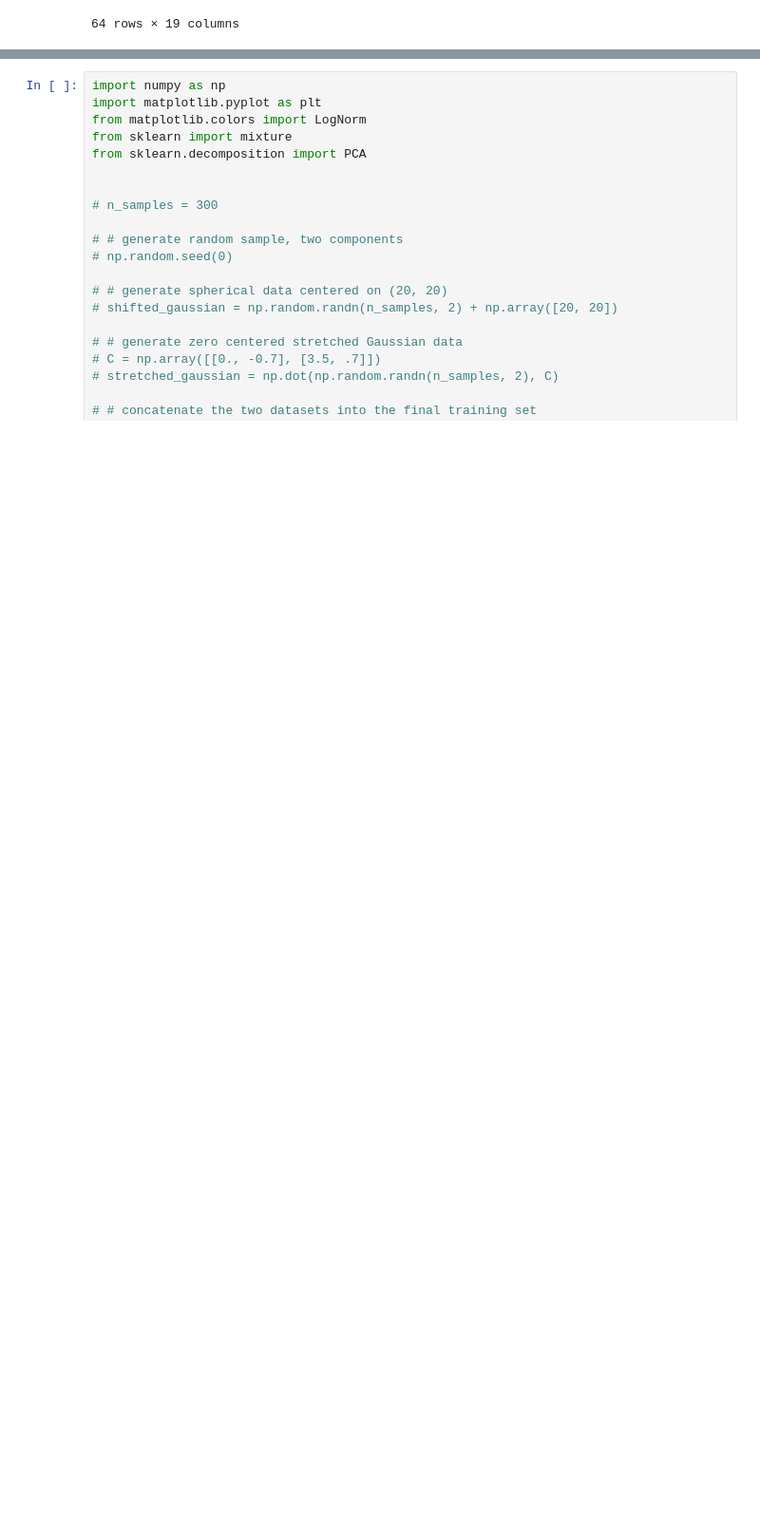
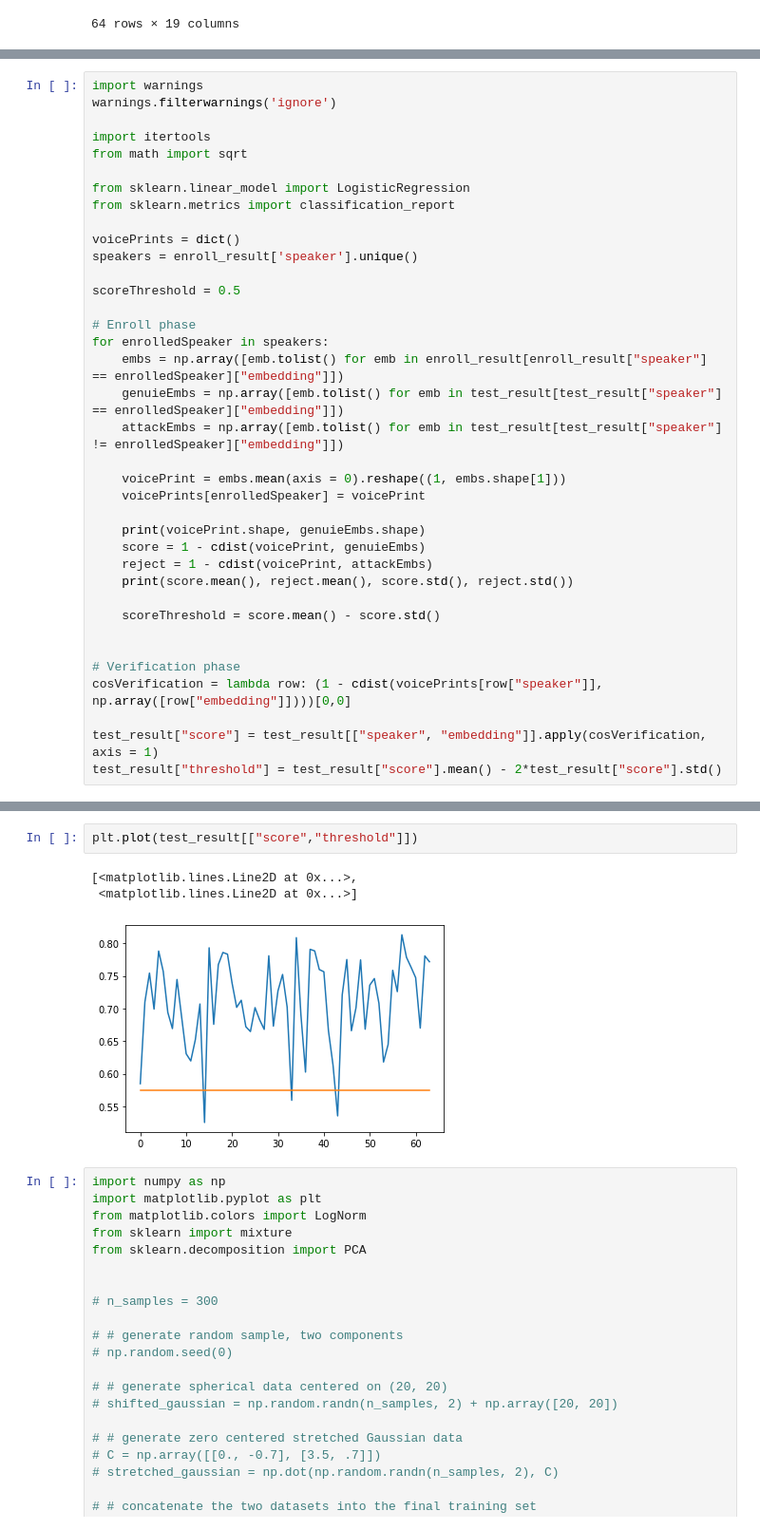
Before and after one commit to ratthapon/speaker-verification, a Jupyter notebook: Speaker Verification using VGGVox model.ipynb, the cells around one changed output, grey strips where cells are left out. Shown: that part at 95% size. Saved outputs shown, nothing was run; the diff lists cells and outputs as text; blank space fills up the shorter version.

Commit message:
Added speaker verification using mean-template cdist-verifier

```diff
--- a/Speaker Verification using VGGVox model.ipynb
+++ b/Speaker Verification using VGGVox model.ipynb
@@ -462,0 +473,37 @@ attacks
+# %%
+import warnings
+warnings.filterwarnings('ignore')
+
+import itertools
+from math import sqrt
+
+from sklearn.linear_model import LogisticRegression
+from sklearn.metrics import classification_report
+
+voicePrints = dict()
+speakers = enroll_result['speaker'].unique()
+
+scoreThreshold = 0.5
+
+# Enroll phase
+for enrolledSpeaker in speakers:
+    embs = np.array([emb.tolist() for emb in enroll_result[enroll_result["speaker"] == enrolledSpeaker]["embedding"]])
+    genuieEmbs = np.array([emb.tolist() for emb in test_result[test_result["speaker"] == enrolledSpeaker]["embedding"]])
+    attackEmbs = np.array([emb.tolist() for emb in test_result[test_result["speaker"] != enrolledSpeaker]["embedding"]])
+
+    voicePrint = embs.mean(axis = 0).reshape((1, embs.shape[1]))
+    voicePrints[enrolledSpeaker] = voicePrint
+
+    print(voicePrint.shape, genuieEmbs.shape)
+    score = 1 - cdist(voicePrint, genuieEmbs)
+    reject = 1 - cdist(voicePrint, attackEmbs)
+    print(score.mean(), reject.mean(), score.std(), reject.std())
+
+    scoreThreshold = score.mean() - score.std()
+
+
+# Verification phase
+cosVerification = lambda row: (1 - cdist(voicePrints[row["speaker"]], np.array([row["embedding"]])))[0,0]
+
+test_result["score"] = test_result[["speaker", "embedding"]].apply(cosVerification, axis = 1)
+test_result["threshold"] = test_result["score"].mean() - 2*test_result["score"].std()
@@ -463,3 +528,9 @@ attacks
+# %%
+plt.plot(test_result[["score","threshold"]])
+# %% [output]
+[<matplotlib.lines.Line2D at 0x...>,
+ <matplotlib.lines.Line2D at 0x...>]
+[figure, added]
 # %%
 import numpy as np
 import matplotlib.pyplot as plt
```
Also changed, not shown: parts of 6 cells of this notebook.
